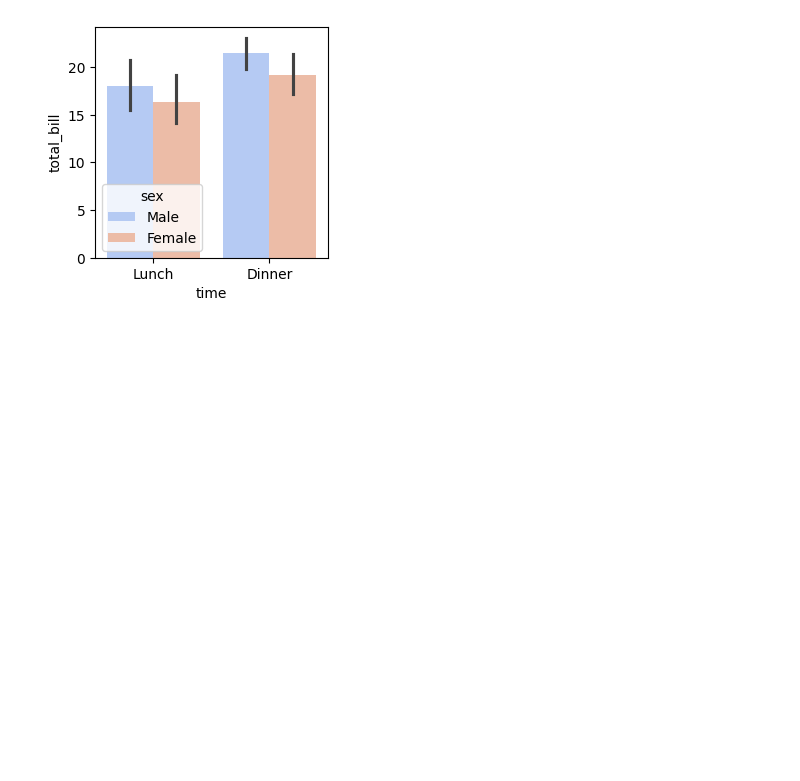
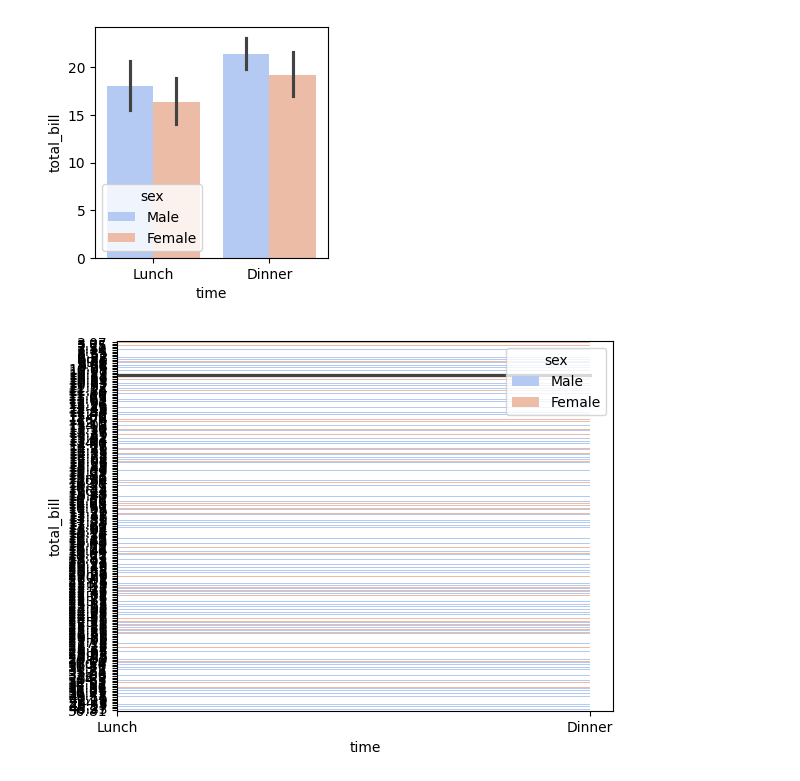
Before and after one commit to shaikhimran1006/Tech-Saksham-Training, a Jupyter notebook: Untitled.ipynb, the cells around one changed output. Drawn from its saved outputs; the diff is of its cells as text; code cells hidden in the pictures; blank space fills up the shorter version.

```diff
--- a/Untitled.ipynb
+++ b/Untitled.ipynb
@@ -45,3 +44,9 @@ sns.barplot(x='time',y='total_bill',hue='sex',data=df,palette='coolwarm')
 # %% [output]
 <Axes: xlabel='time', ylabel='total_bill'>
 [figure]
+# %%
+plt.Figure(figsize=(4,40))
+sns.barplot(x="time",y="total_bill",data=df,hue="sex",palette="coolwarm",orient="h")
+plt.show()
+# %% [output]
+[figure, added]
```
Also changed, not shown: parts of 16 cells of this notebook.
